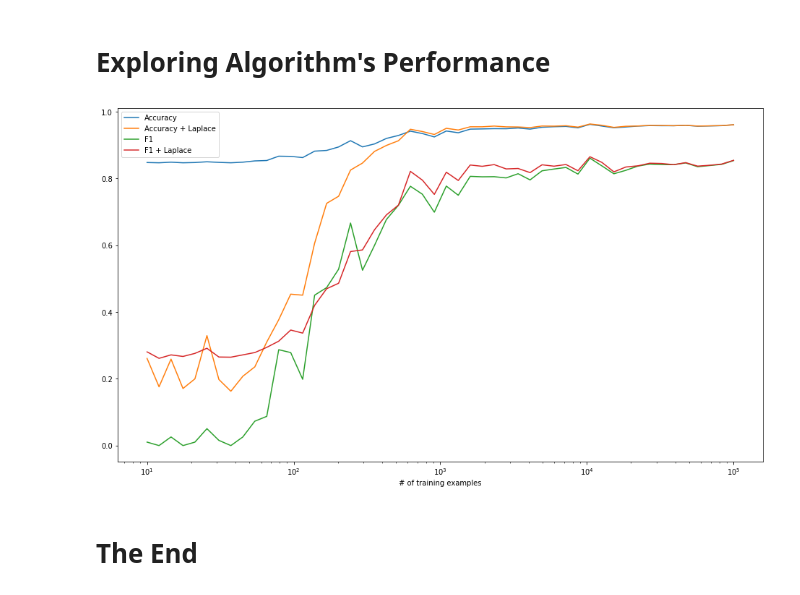
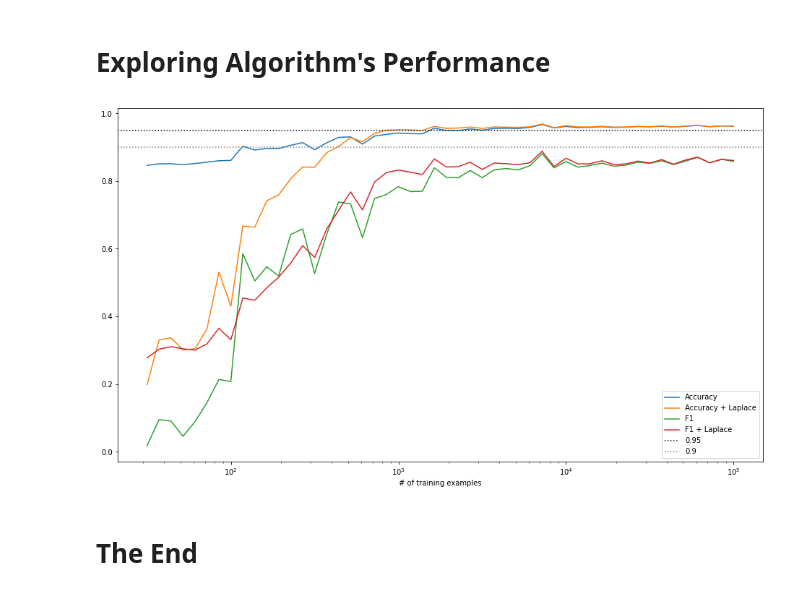
Before and after one commit to FreeLike76/StatisticalML, a Jupyter notebook: NaiveBayesClassifier.ipynb, the cells around one changed output. Drawn from its saved outputs; the diff is of its cells as text; code cells hidden in the pictures.

```diff
--- a/NaiveBayesClassifier.ipynb
+++ b/NaiveBayesClassifier.ipynb
@@ -123,7 +123,7 @@ scores = {
 
 x_test, y_test = sample(5000)
 
-data_size = 10 ** np.linspace(1, 5, 50)
+data_size = 10 ** np.linspace(1.5, 5, 50)
 for size in data_size:
     x_train, y_train = sample(int(size))
 
@@ -139,12 +139,14 @@ for size in data_size:
 # %%
 plt.figure(figsize=(16, 9))
 for name, array in scores.items():
     plt.plot(data_size, array, label=name)
+plt.axhline(0.95, color="black", linestyle=":", label="0.95")
+plt.axhline(0.9, color="grey", linestyle=":", label="0.9")
 plt.xscale("log")
 plt.xlabel("# of training examples")
 plt.legend()
 plt.show()
 # %% [output]
-[figure, old version]
+[figure, new version]
 # %% [markdown]
 # The End
```
Also changed, not shown: parts of 3 cells of this notebook.
